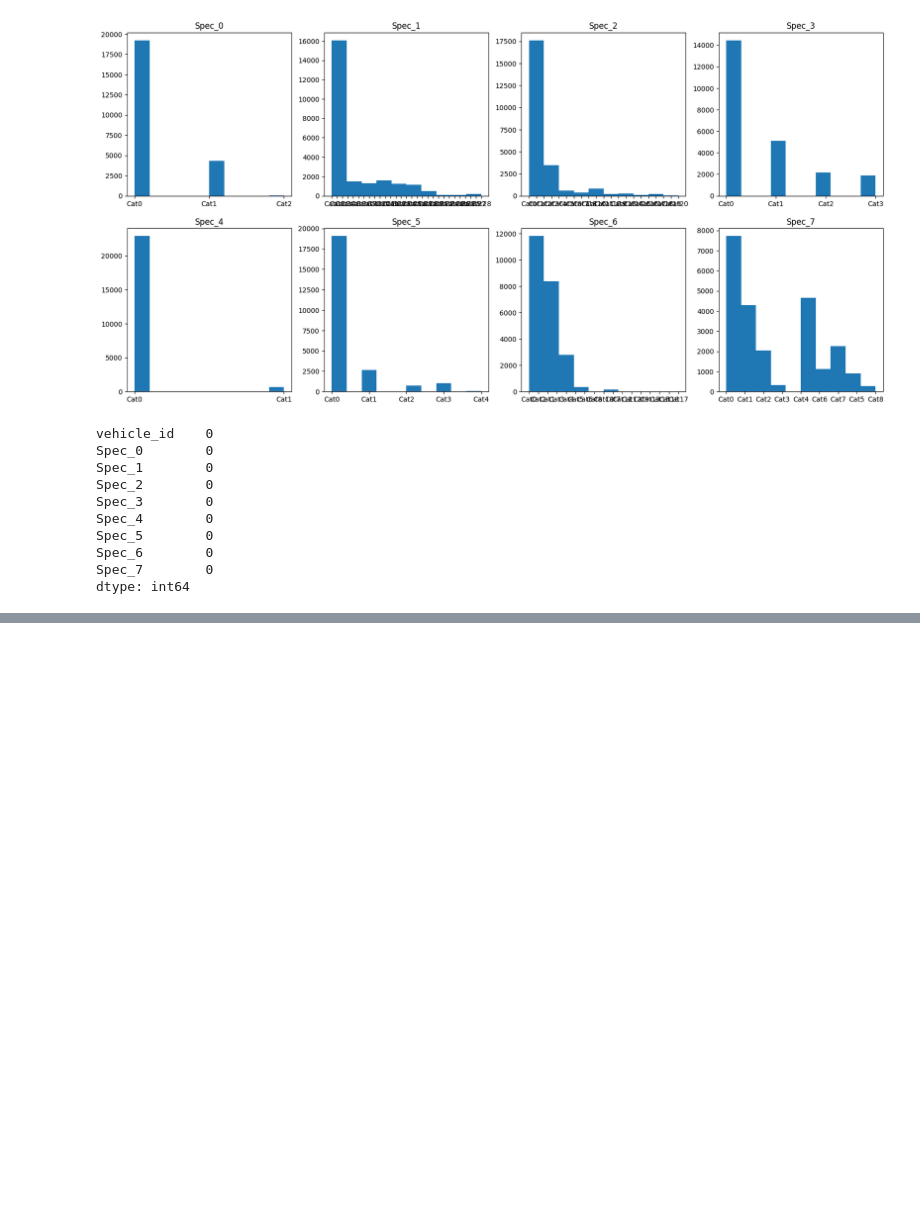
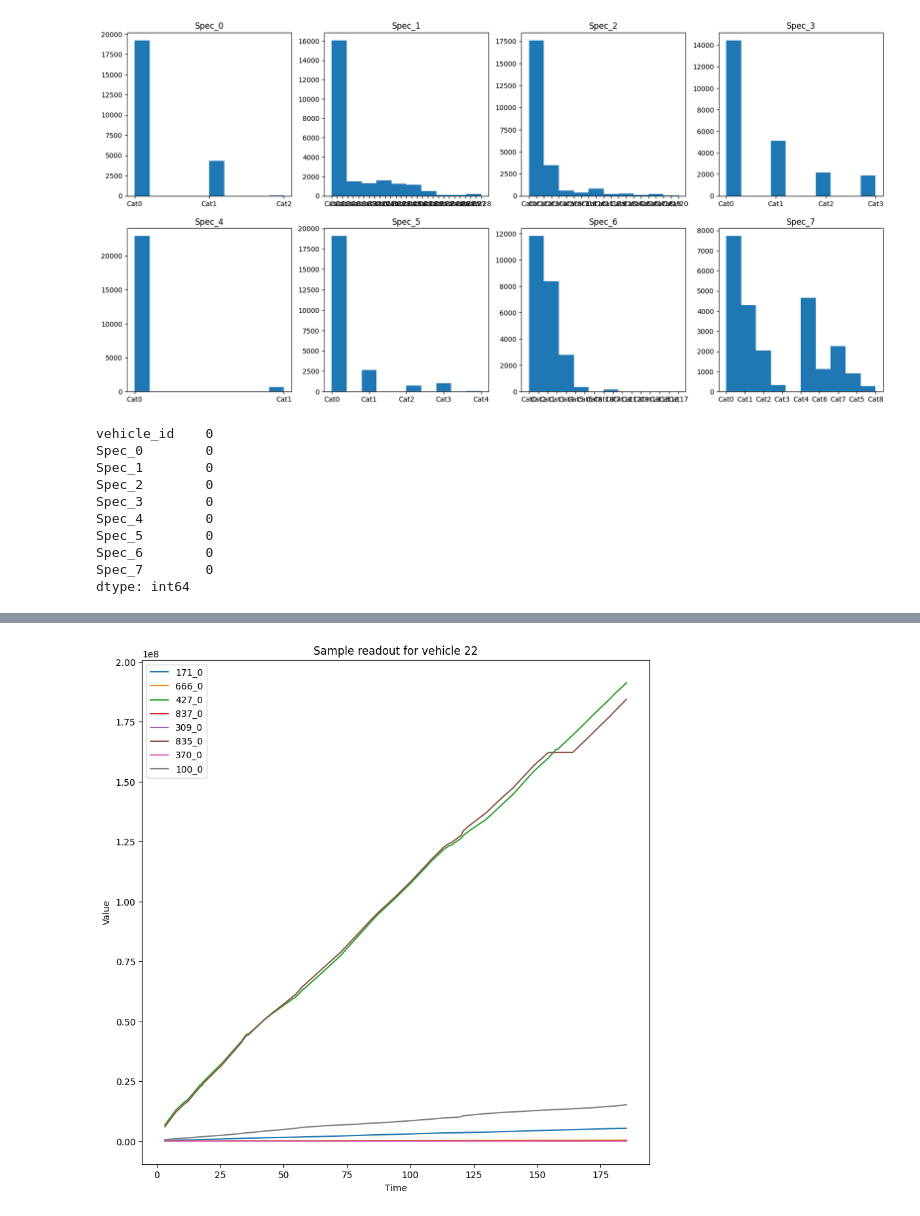
Before and after one commit to cerionXLII/ComponentX, a Jupyter notebook: src/componentX.ipynb, the cells around one changed output, grey strips where cells are left out. Cells and saved outputs as stored; diff of their text form; code cells hidden in the pictures; blank space fills up the shorter version.

```diff
--- a/src/componentX.ipynb
+++ b/src/componentX.ipynb
@@ -259,0 +290,13 @@ dtype: int64
+# %%
+cols =  ['171_0', '666_0', '427_0', '837_0', '309_0', '835_0', '370_0', '100_0']
+vechicleId = 22
+x = readoutsTrain[readoutsTrain['vehicle_id'] == vechicleId]['time_step'].to_numpy()
+y = readoutsTrain[readoutsTrain['vehicle_id'] == vechicleId][cols].to_numpy()
+plt.figure(figsize = (10,10))
+plt.plot(x, y)
+plt.xlabel('Time')
+plt.ylabel('Value')
+plt.legend(cols)
+plt.title(f'Sample readout for vehicle {vechicleId}');
+# %% [output]
+[figure, added]
```
Also changed, not shown: parts of 23 cells of this notebook.
